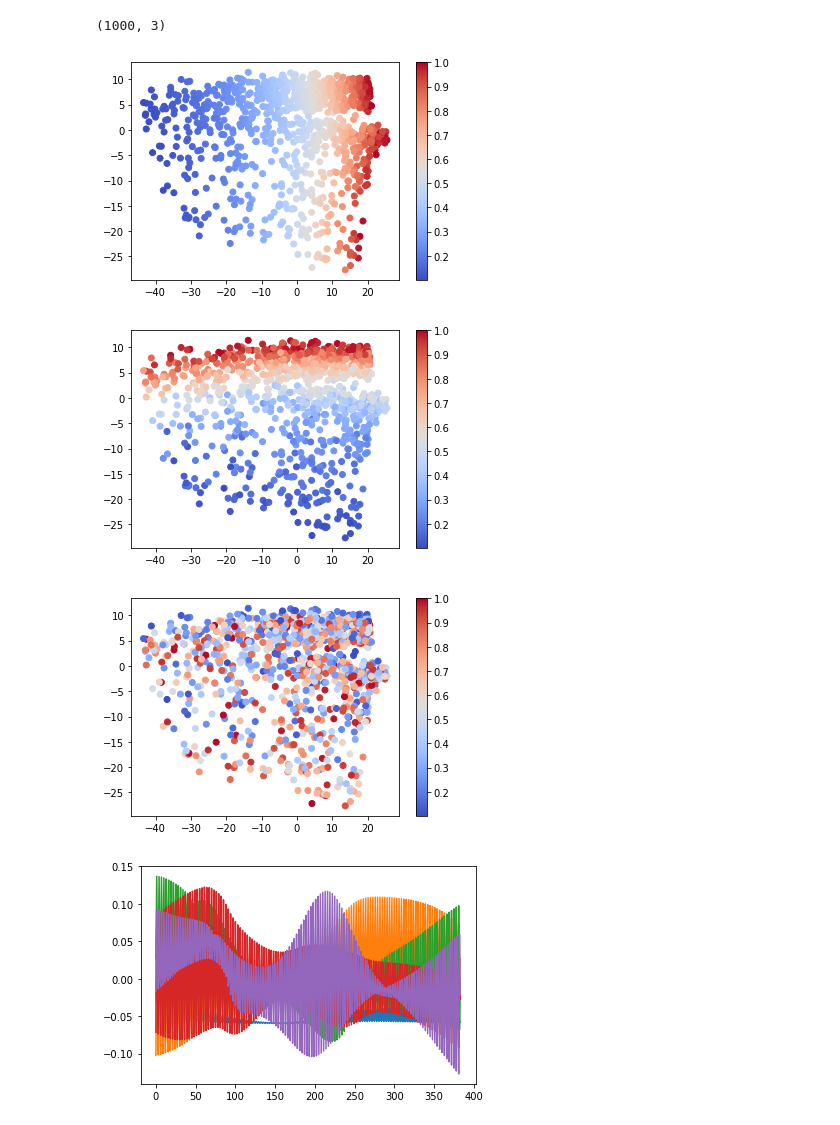
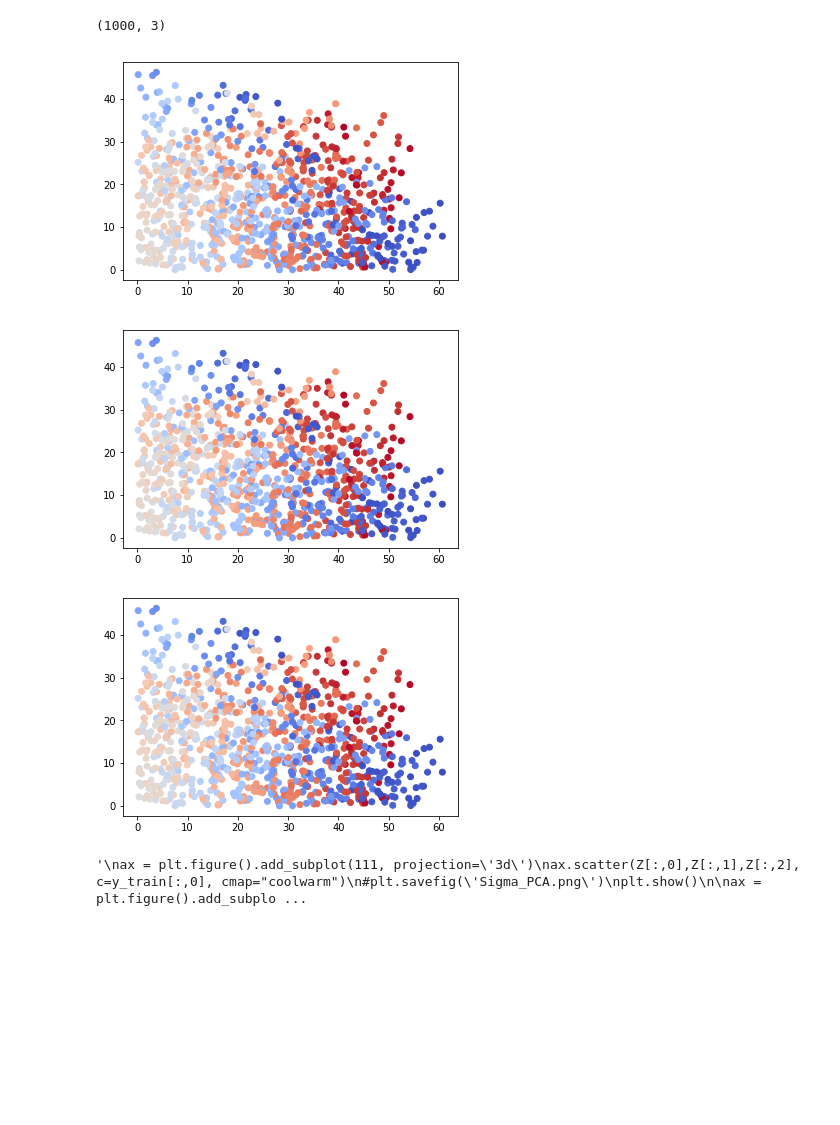
Before and after one commit to vinitX/ML_Scattering, a Jupyter notebook: ML/scattering_ML.ipynb, the cells around one changed output. Drawn from its saved outputs; the diff is of its cells as text; code cells hidden in the pictures; blank space fills up the shorter version.

```diff
--- a/ML/scattering_ML.ipynb
+++ b/ML/scattering_ML.ipynb
@@ -43,6 +57,6 @@ print(np.shape(x_train),np.shape(y_train),np.shape(x_test),np.shape(y_test))
 # %%
 #Data Analysis
-X = np.reshape(x_train,(-1,128*3))
+X = np.reshape(np.transpose(x_train,(0,2,1)),(-1,512*3))
 X=(X-np.mean(X,axis=0))/np.std(X,axis=0)
 X_=np.matrix.transpose(X)
 
@@ -51,26 +65,27 @@ lambd,W=np.linalg.eig(np.matmul(X_,X))
 plt.plot(np.log(lambd))
 plt.show()
 
-Z=np.matmul(X,W[:,:3])
+Z=np.abs(np.matmul(X,W[:,:3]))
 print(np.shape(Z))
 
-sc=plt.scatter(Z[:,0],Z[:,1], c=y_train[:,0], cmap="coolwarm")
-plt.colorbar()
-plt.savefig('Sigma_PCA.png')
+for i in range(3):
+    plt.scatter(Z[:,0],Z[:,1], c=y_train[:,0], cmap="coolwarm")
+    plt.show()
+
+'''
+ax = plt.figure().add_subplot(111, projection='3d')
+ax.scatter(Z[:,0],Z[:,1],Z[:,2], c=y_train[:,0], cmap="coolwarm")
+#plt.savefig('Sigma_PCA.png')
 plt.show()
 
-sc=plt.scatter(Z[:,0],Z[:,1], c=y_train[:,1], cmap="coolwarm")
-plt.colorbar()
-plt.savefig('Eth_PCA.png')
+ax = plt.figure().add_subplot(111, projection='3d')
+ax.scatter(Z[:,0],Z[:,1], c=y_train[:,1], cmap="coolwarm")
+#plt.savefig('Eth_PCA.png')
 plt.show()
 
-sc=plt.scatter(Z[:,0],Z[:,1], c=y_train[:,2], cmap="coolwarm")
-plt.colorbar()
-plt.savefig('Slope_PCA.png')
+ax = plt.figure().add_subplot(111, projection='3d')
+ax.scatter(Z[:,1],Z[:,2], c=y_train[:,2], cmap="coolwarm")
+#plt.savefig('Slope_PCA.png')
 plt.show()
-
-
-for i in range(5):
-    plt.plot(W[:,i])
-plt.show()
+'''
 # %% [output]
@@ -78,5 +93,5 @@ plt.show()
 (1000, 3)
-[figure, old version]
+[figure, new version]
-[figure, old version]
+[figure, new version]
-[figure, old version]
+[figure, new version]
-[figure, removed]
+'\nax = plt.figure().add_subplot(111, projection=\'3d\')\nax.scatter(Z[:,0],Z[:,1],Z[:,2], c=y_train[:,0], cmap="coolwarm")\n#plt.savefig(\'Sigma_PCA.png\')\nplt.show()\n\nax = plt.figure().add_subplo ...
```
Also changed, not shown: parts of 10 cells of this notebook, 24 other files.
